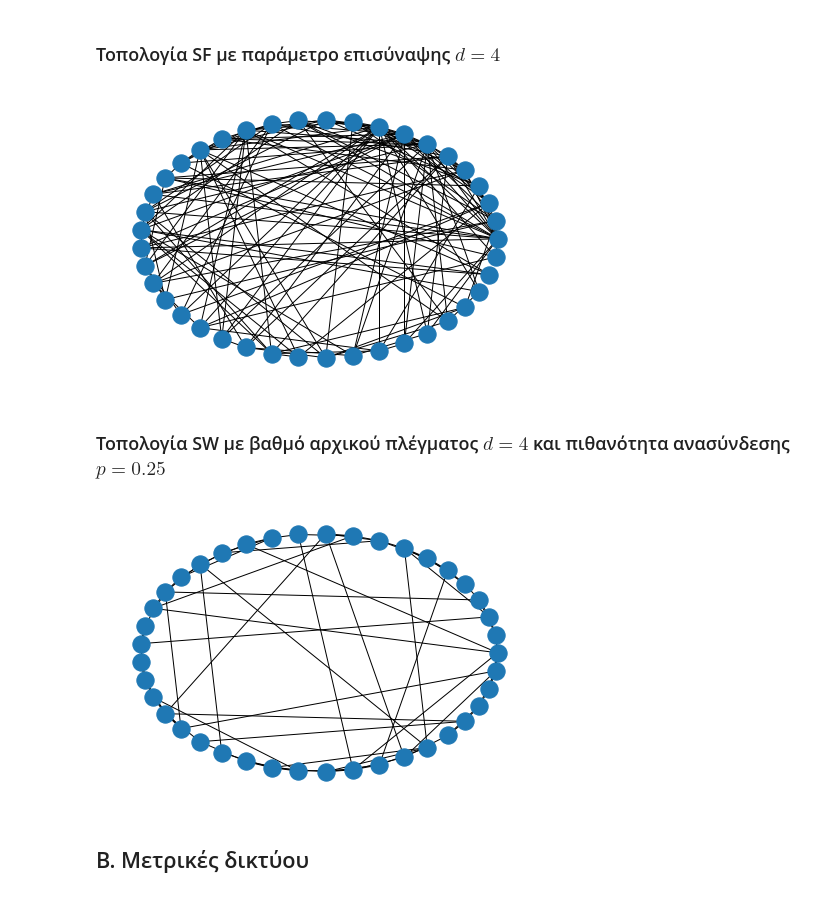
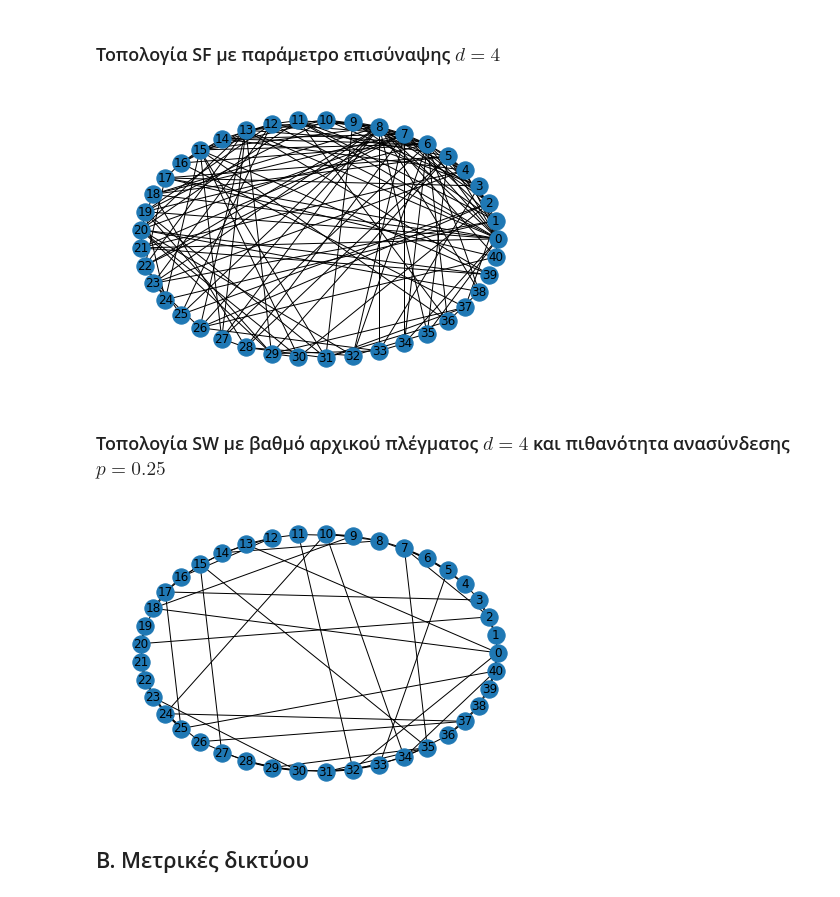
Before and after one commit to ChristosHadjichristofi/Social-Networks-Analysis-NTUA, a Jupyter notebook: Lab1/SNA_Lab1.ipynb, the cells around one changed output. Cells and saved outputs as stored; diff of their text form; code cells hidden in the pictures.

```diff
--- a/Lab1/SNA_Lab1.ipynb
+++ b/Lab1/SNA_Lab1.ipynb
@@ -164,14 +164,14 @@ plt.show()
 # %%
 random.seed(seedno)
 n = 41
 d = 4
 
 # construct SF with barabasi_albert_graph from networkx
 SF = nx.barabasi_albert_graph(n, d, seedno)
 # visualization with draw_circular from networkx
-nx.draw_circular(SF)
+nx.draw_circular(SF, with_labels = True)
 # %% [output]
-[figure, old version]
+[figure, new version]
 # %% [markdown]
 ### Τοπολογία SW με βαθμό αρχικού πλέγματος $d=4$ και πιθανότητα ανασύνδεσης $p=0.25$
 # %%
@@ -183,9 +183,9 @@ p = 0.25
 # construct SW with watts_strogatz_graph from networkx
 SW = nx.watts_strogatz_graph(n, d, p, seedno)
 # visualization with draw_circular from networkx
-nx.draw_circular(SW)
+nx.draw_circular(SW, with_labels = True)
 # %% [output]
-[figure, old version]
+[figure, new version]
 # %% [markdown]
 ## B. Μετρικές δικτύου
 # %% [markdown]
```
Also changed, not shown: parts of 35 cells of this notebook.
